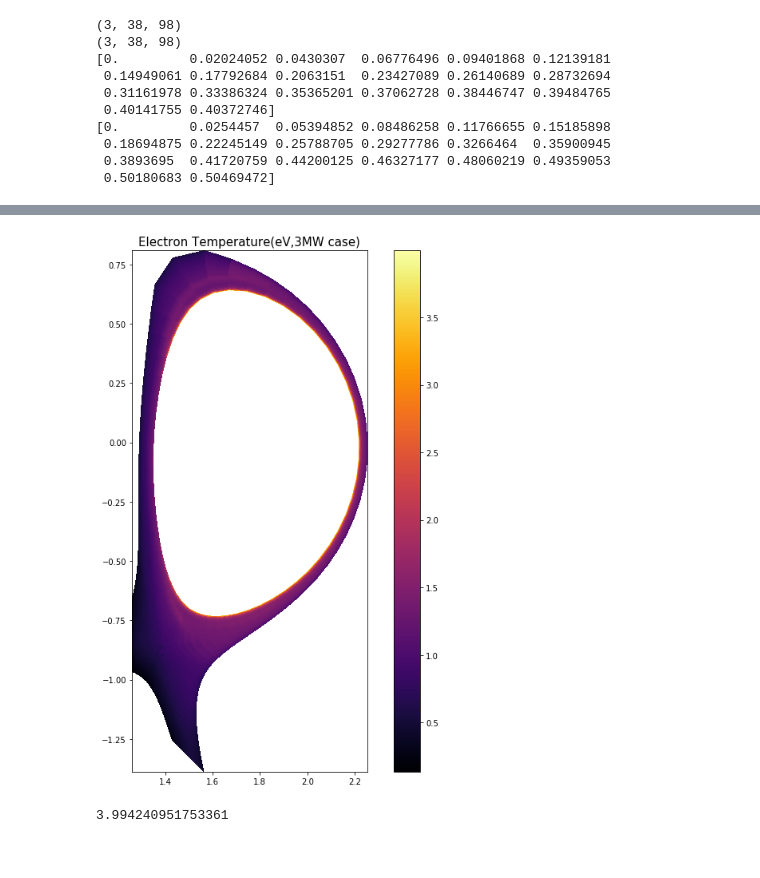
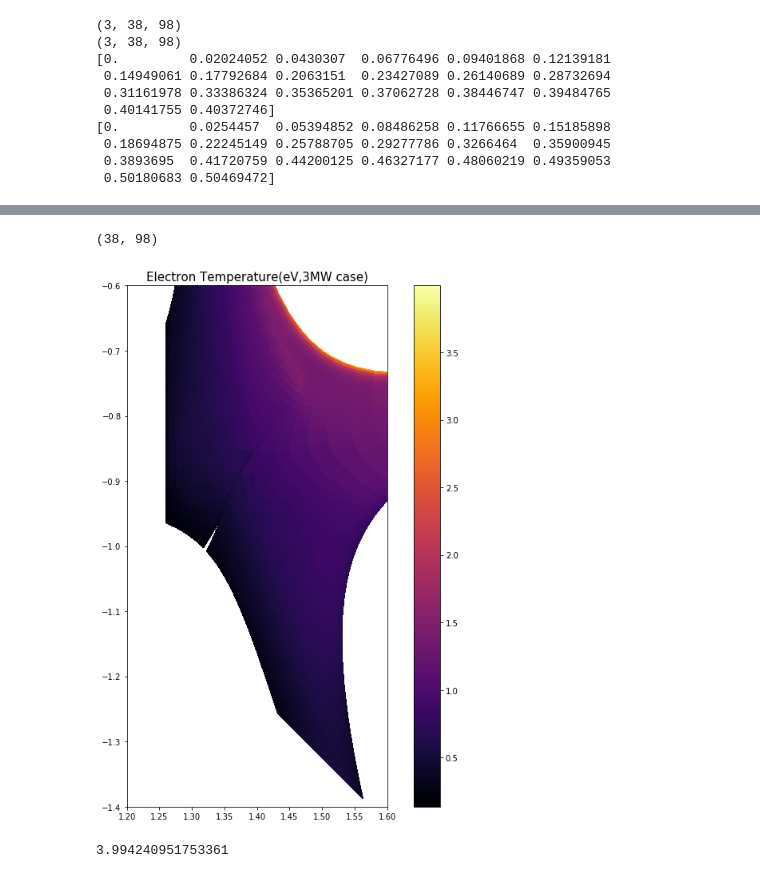
Before and after one commit to ChanYeongL/SOLPS-ITER_analysis, a Jupyter notebook: 1new_analysis_ws4.ipynb, the cells around one changed output, grey strips where cells are left out. Saved outputs shown, nothing was run; the diff lists cells and outputs as text; code cells hidden in the pictures.

```diff
--- a/1new_analysis_ws4.ipynb
+++ b/1new_analysis_ws4.ipynb
@@ -398,23 +416,29 @@ print(np.max(z))
 8.522397497924702
+# %%
+print(np.shape(prob_x))
+# %% [output]
+(38, 98)
 # %%
+reload(b2fplasmf)
+
 cmap = cmr.cosmic
 
 fig=plt.figure(figsize=(12, 12))
 
 fig.patch.set_facecolor('xkcd:white')
 
 plt.axes().set_aspect('equal')
 
 plt.title("Electron Temperature(eV,3MW case)", fontsize=15)
-#plt.xlim(1.2,1.6)
-#plt.ylim(-1.4,-0.6)
+plt.xlim(1.2,1.6)
+plt.ylim(-1.4,-0.6)
 z=te_3MW
 plt.pcolormesh(Ar_31642_14500ms_x, Ar_31642_14500ms_y,z,cmap="inferno")
 
 plt.colorbar()
 
 plt.show()
 print(np.max(z))
 # %% [output]
-[figure, old version]
+[figure, new version]
 3.994240951753361
```
Also changed, not shown: parts of 15 cells of this notebook, 7 other files.
